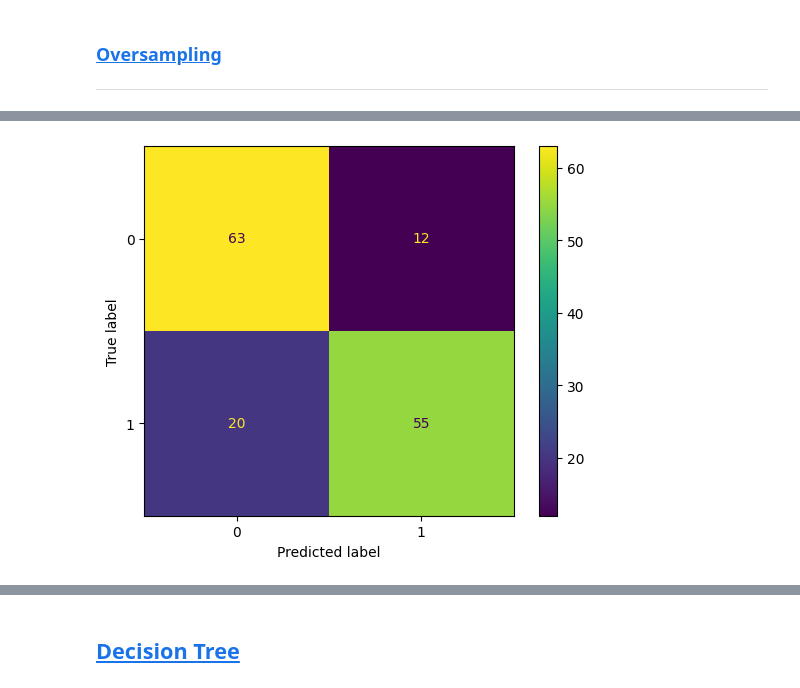
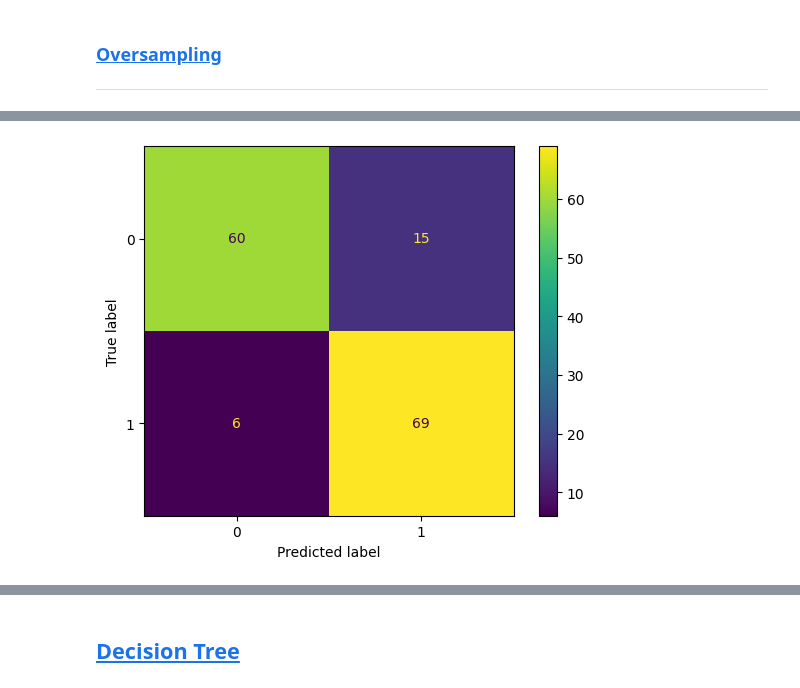
Before and after one commit to DandiMahendris/Auto-Insurance-Fraud-Detection, a Jupyter notebook: 05_modelling.ipynb, the cells around one changed output, grey strips where cells are left out. Saved outputs shown, nothing was run; the diff lists cells and outputs as text; code cells hidden in the pictures.

```diff
--- a/05_modelling.ipynb
+++ b/05_modelling.ipynb
@@ -906,11 +959,22 @@ xgb_cv.best_params_
 # %%
+# xgb_smote = XGBClassifier(
+#                     n_estimators = 7,
+#                     learning_rate = 0.7,
+#                     max_depth = 4,
+#                     scale_pos_weight = 0.4,
+#                     alpha = 5,
+#                     random_state=123)
+
 xgb_smote = XGBClassifier(
-                    n_estimators = 7,
-                    learning_rate = 0.7,
-                    max_depth = 4,
-                    scale_pos_weight = 0.4,
-                    alpha = 5,
-                    random_state=123)
+    n_estimators = xgb_cv.best_params_['n_estimators'],
+    learning_rate = xgb_cv.best_params_['learning_rate'],
+    max_depth = xgb_cv.best_params_['max_depth'],
+    scale_pos_weight = xgb_cv.best_params_['scale_pos_weight'],
+    gamma = xgb_cv.best_params_['gamma'],
+    random_state = 123
+)
+
+
 
 xgb_smote.fit(x_train["smote"], y_train["smote"])
 # %% [output]
@@ -944,7 +1008,7 @@ cm_xgb_smote = confusion_matrix(y_true = y_valid['smote'],
                             y_pred = y_valid_xgb_pred_smote)
 
 disp_3 = ConfusionMatrixDisplay(confusion_matrix=cm_xgb_smote,
-                               display_labels=grad_tree.classes_)
+                               display_labels=xgb_smote.classes_)
 disp_cm.append(disp_3)
 
 disp_3.plot()
@@ -966,10 +1093,18 @@ plt.show()
 # %%
+# xgb_over = XGBClassifier(
+#                     n_estimators = 7,
+#                     learning_rate = 0.7,
+#                     max_depth = 4,
+#                     scale_pos_weight = 0.4,
+#                     alpha = 5,
+#                     random_state=123)
+
 xgb_over = XGBClassifier(
-                    n_estimators = 7,
-                    learning_rate = 0.7,
-                    max_depth = 4,
-                    scale_pos_weight = 0.4,
-                    alpha = 5,
+                    n_estimators = xgb_cv.best_params_['n_estimators'],
+                    learning_rate = xgb_cv.best_params_['learning_rate'],
+                    max_depth = xgb_cv.best_params_['max_depth'],
+                    scale_pos_weight = xgb_cv.best_params_['scale_pos_weight'],
+                    gamma = xgb_cv.best_params_['gamma'],
                     random_state=123)
 
 xgb_over.fit(x_train["oversampling"], y_train["oversampling"])
@@ -1002,12 +1137,12 @@ weighted avg       0.79      0.79      0.79       150
 # %%
 cm_xgb_over = confusion_matrix(y_true = y_valid['oversampling'],
                             y_pred = y_valid_xgb_pred_over)
 
 disp_4 = ConfusionMatrixDisplay(confusion_matrix=cm_xgb_over,
-                               display_labels=grad_tree.classes_)
+                               display_labels=xgb_over.classes_)
 
 disp_cm.append(disp_4)
 disp_4.plot()
 plt.show()
 # %% [output]
-[figure, old version]
+[figure, new version]
```
Also changed, not shown: parts of 61 cells of this notebook, 1 other file.
